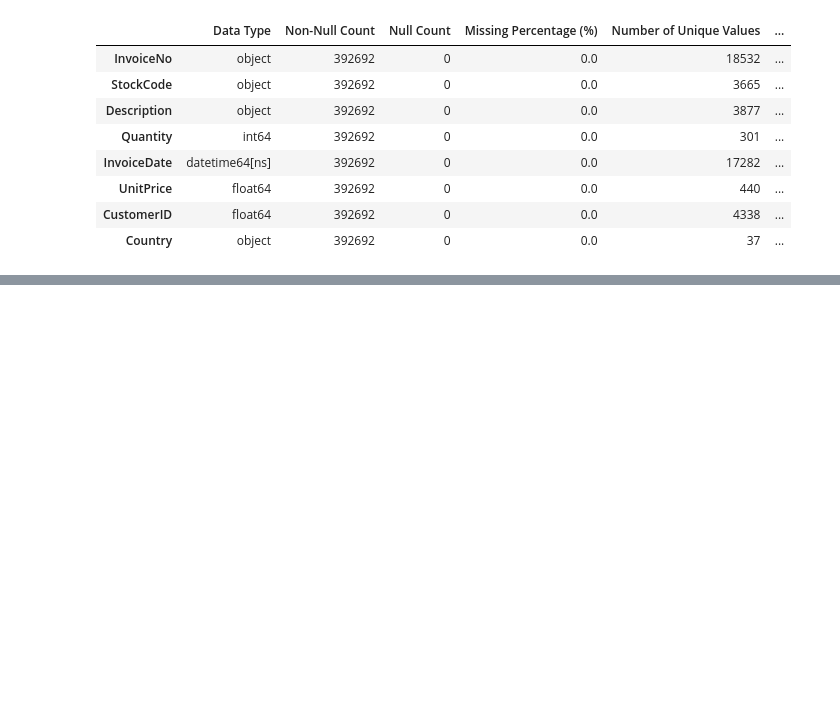
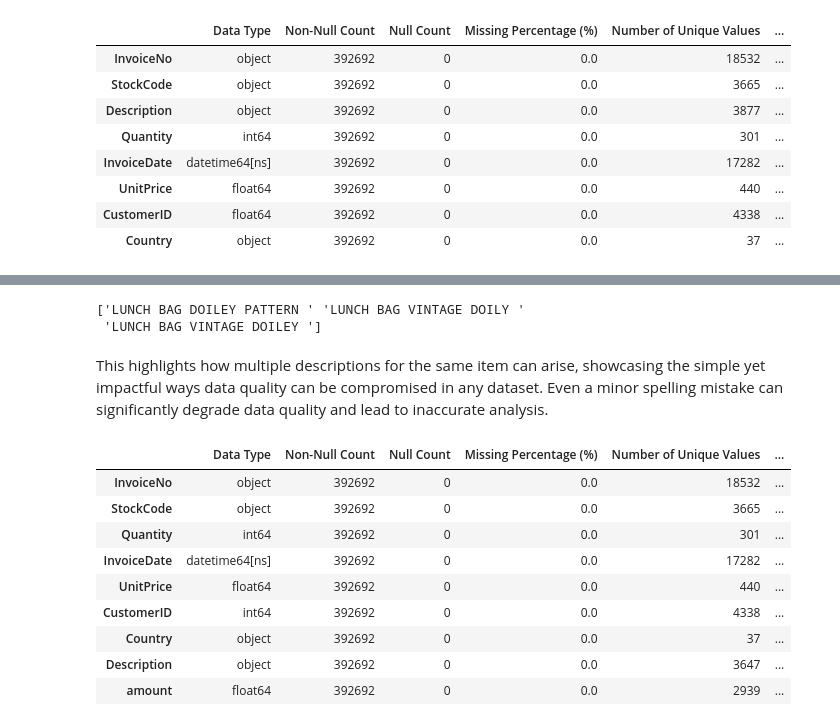
Before and after one commit to bharath03-a/CustomerSegmentationMarketAnalysis, a Jupyter notebook: notebooks/01_customer_segmention_techniques.ipynb, the cells around one changed output, grey strips where cells are left out. Saved outputs shown, nothing was run; the diff lists cells and outputs as text; code cells hidden in the pictures; blank space fills up the shorter version.

```diff
--- a/notebooks/01_customer_segmention_techniques.ipynb
+++ b/notebooks/01_customer_segmention_techniques.ipynb
@@ -213,0 +256,26 @@ Weirdly the total number unique values in `Description` a
+# %%
+target_stock_code = (
+    cat_desc_df['StockCode']
+    .value_counts()
+    .reset_index()
+    .loc[5, 'StockCode']
+)
+filtered_description = cd_or_df[cd_or_df['StockCode'] == target_stock_code]['Description'].unique()
+print(filtered_description)
+# %% [output]
+['LUNCH BAG DOILEY PATTERN ' 'LUNCH BAG VINTAGE DOILY '
+ 'LUNCH BAG VINTAGE DOILEY ']
+# %% [markdown]
+This highlights how multiple descriptions for the same item can arise, showcasing the simple yet impactful ways data quality can be compromised in any dataset. Even a minor spelling mistake can significantly degrade data quality and lead to inaccurate analysis.
+# %%
+unique_desc = (
+    cd_or_df[["StockCode", "Description"]]
+    .groupby("StockCode")["Description"]
+    .apply(lambda x: x.mode()[0] if not x.mode().empty else None)
+    .reset_index()
+    .rename(columns={"Description": "Description_unique"})
+)
+
+cd_or_df = cd_or_df.merge(unique_desc, on="StockCode", how="left")
+# %%
+cd_or_df.drop(["Description"], inplace=True, axis=1)
@@ -213,0 +290,14 @@ Weirdly the total number unique values in `Description` a
+# %%
+data_stru_cd = get_structure(cd_or_df)
+display(data_stru_cd.sort_values(by='Missing Percentage (%)', ascending=False))
+# %% [output]
+|  | Data Type | Non-Null Count | Null Count | Missing Percentage (%) | Number of Unique Values | ... |
+| InvoiceNo | object | 392692 | 0 | 0.0 | 18532 | ... |
+| StockCode | object | 392692 | 0 | 0.0 | 3665 | ... |
+| Quantity | int64 | 392692 | 0 | 0.0 | 301 | ... |
+| InvoiceDate | datetime64[ns] | 392692 | 0 | 0.0 | 17282 | ... |
+| UnitPrice | float64 | 392692 | 0 | 0.0 | 440 | ... |
+| CustomerID | int64 | 392692 | 0 | 0.0 | 4338 | ... |
+| Country | object | 392692 | 0 | 0.0 | 37 | ... |
+| Description | object | 392692 | 0 | 0.0 | 3647 | ... |
+| amount | float64 | 392692 | 0 | 0.0 | 2939 | ... |
```
Also changed, not shown: parts of 14 cells of this notebook.
